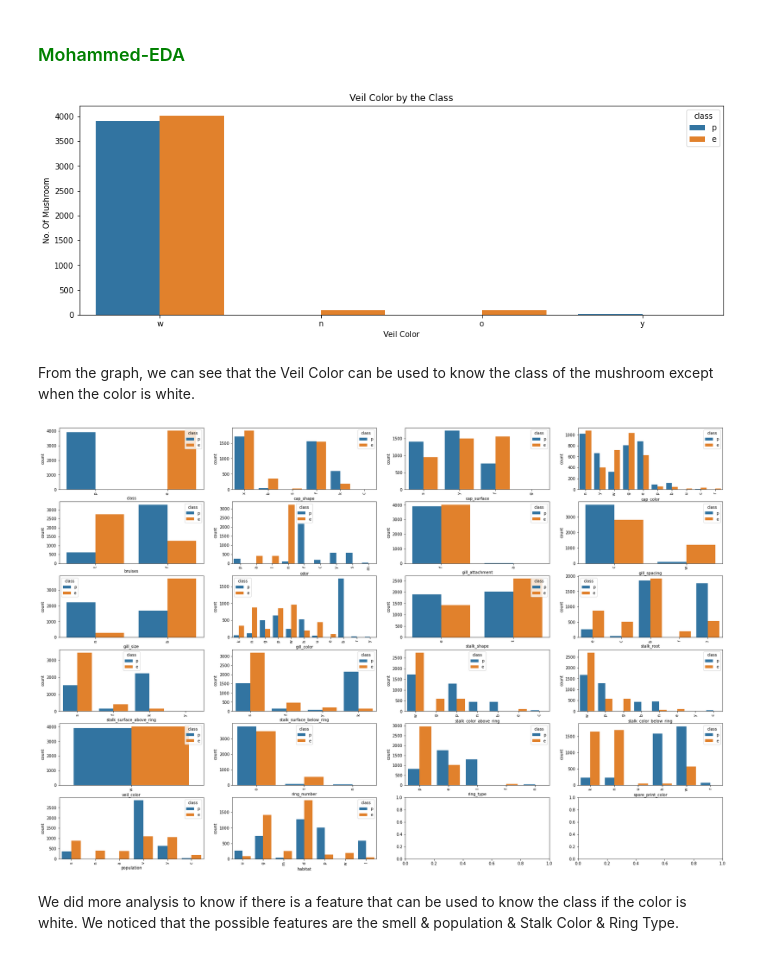
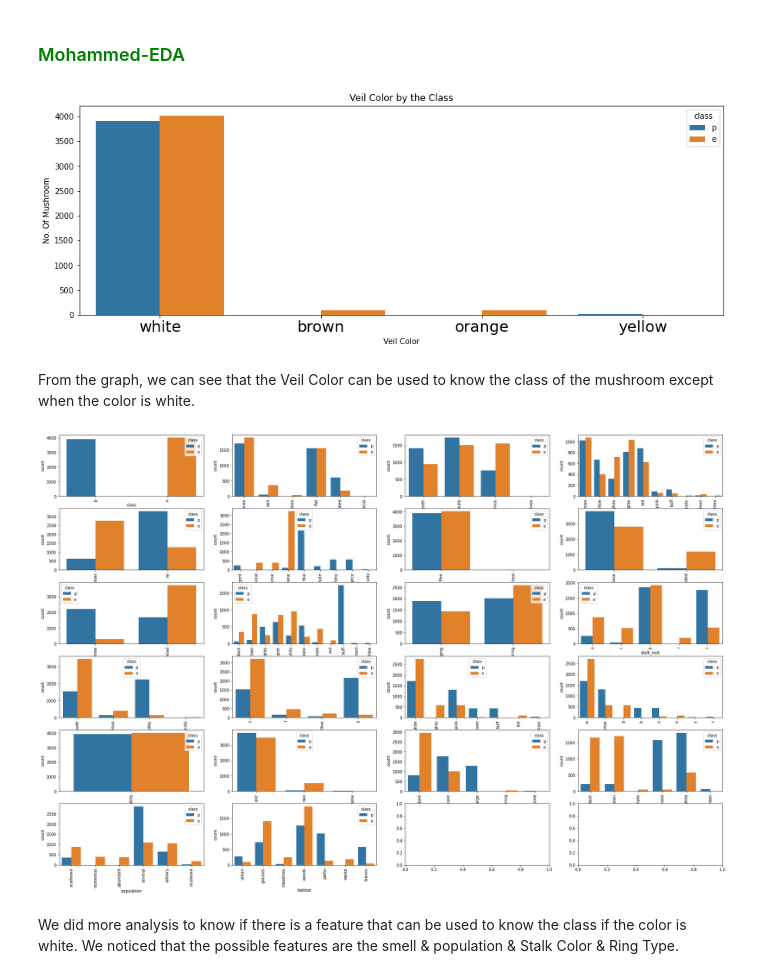
Before and after one commit to saraahawi/Mushroom-Classification, a Jupyter notebook: src/Full-Report-EDA.ipynb, the cells around one changed output. Saved outputs shown, nothing was run; the diff lists cells and outputs as text; code cells hidden in the pictures.

```diff
--- a/src/Full-Report-EDA.ipynb
+++ b/src/Full-Report-EDA.ipynb
@@ -303,22 +263,24 @@ df.drop('Unnamed: 0', axis = 1, inplace = True)
 # %%
 plt.figure(figsize=(15,5))
-sns.countplot(x = 'veil_color' , hue = 'class' , data = df )
+sns.countplot(x = 'veil_color' , hue = 'class' , data = data )
 plt.title('Veil Color by the Class')
 plt.xlabel('Veil Color')
 plt.ylabel('No. Of Mushroom');
+plt.rc('xtick', labelsize=22)
+plt.rc('ytick', labelsize=10);
 # %% [output]
-[figure, old version]
+[figure, new version]
 # %% [markdown]
 From the graph, we can see that the Veil Color can be used to know the class of the mushroom except when the color is white.
 # %%
-ndf = df.loc[df['veil_color'] == 'w']
+ndf = data.loc[data['veil_color'] == 'white']
 fig, ax = plt.subplots(6, 4, figsize=(30, 20))
 for variable, subplot in zip(ndf.columns.tolist(), ax.flatten()):
     sns.countplot(x = variable, hue = 'class' ,  data = ndf,  ax=subplot)
     for label in subplot.get_xticklabels():
         label.set_rotation(90);
 # %% [output]
-[figure, old version]
+[figure, new version]
 # %% [markdown]
 We did more analysis to know if there is a feature that can be used to know the class if the color is white. We noticed that the possible features are the smell & population & Stalk Color & Ring Type.
 # %%
```
Also changed, not shown: parts of 36 cells of this notebook, 1 other file.
